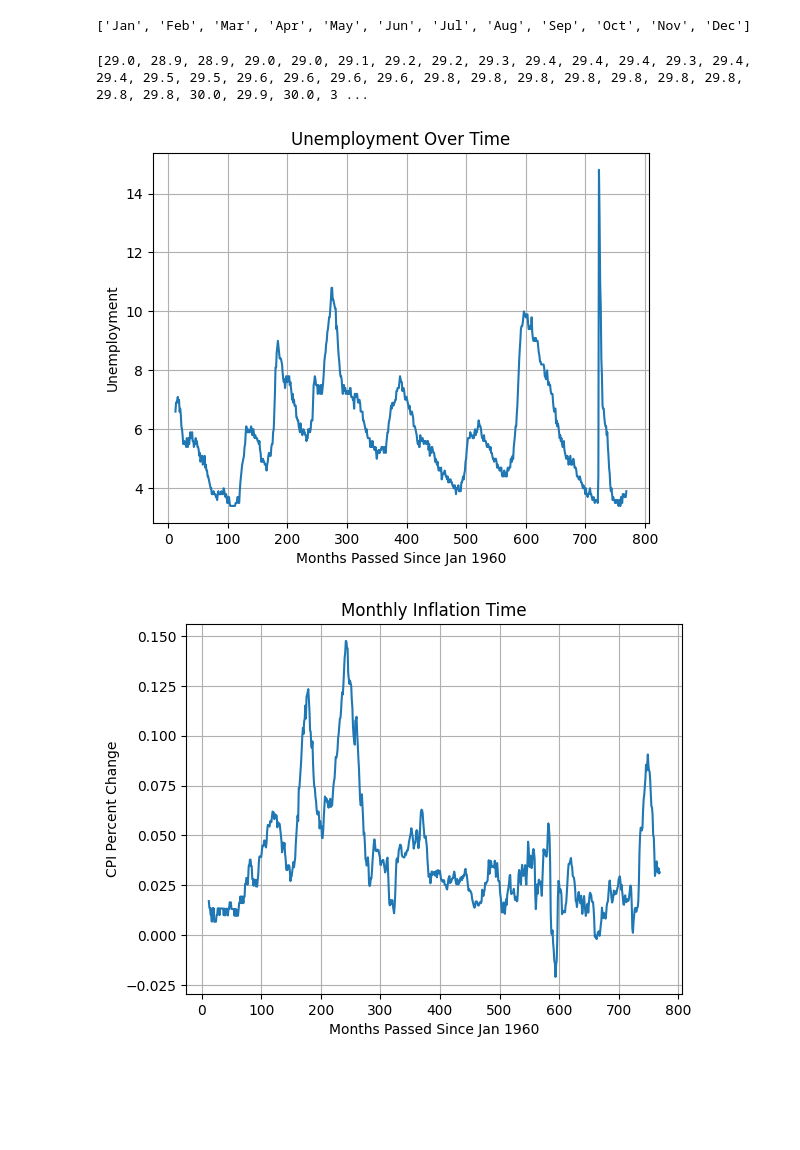
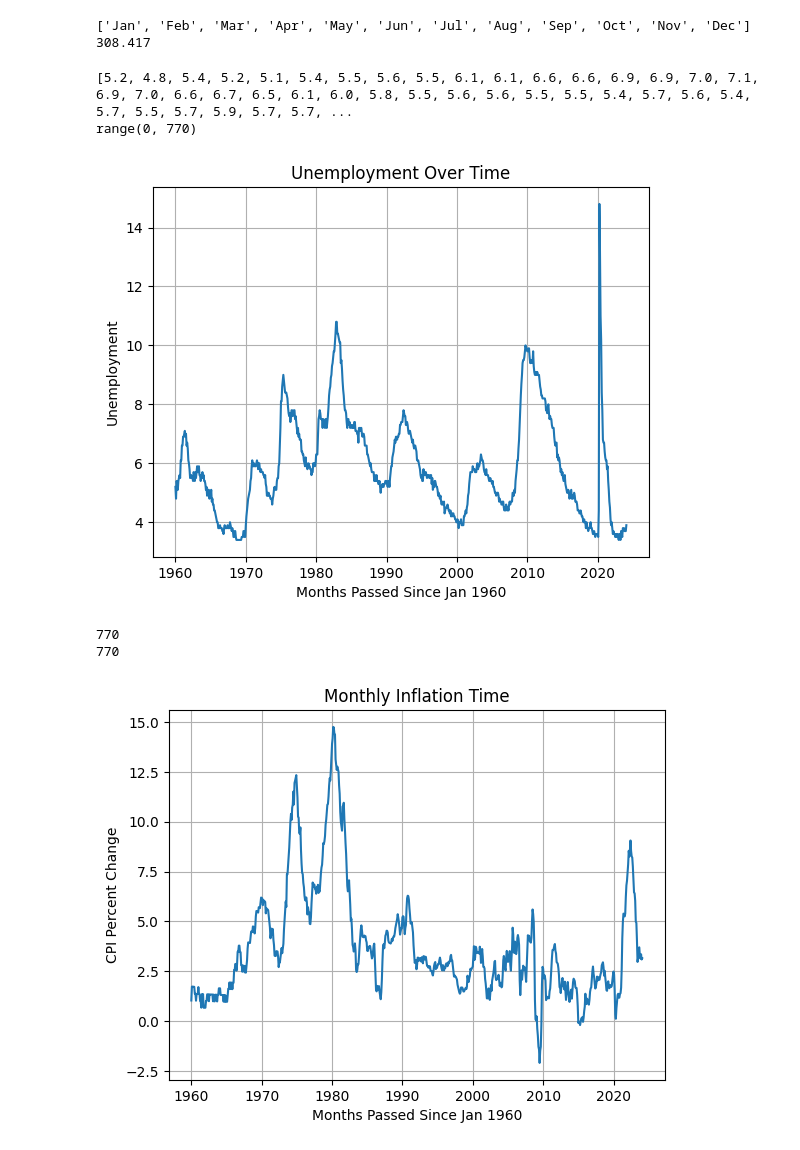
Before and after one commit to landy8697/FedFundsPrediction, a Jupyter notebook: Data_Organization/plotting.ipynb, the cells around one changed output. Saved outputs shown, nothing was run; the diff lists cells and outputs as text; code cells hidden in the pictures; blank space fills up the shorter version.

```diff
--- a/Data_Organization/plotting.ipynb
+++ b/Data_Organization/plotting.ipynb
@@ -13,6 +18,7 @@ with open('data.json', 'r') as file:
     cpi_data = [29.0,28.9,28.9,29.0,29.0,29.1,29.2,29.2,29.3,29.4,29.4,29.4]
     unem_data = []
     fed_data = []
+    adj_unem_data = []
     for year in years:
         for month in months:
             #Check if data[year] has month as a key
@@ -20,6 +26,7 @@ with open('data.json', 'r') as file:
                 break
             cpi_data.append(float(data[year][month]['CPI']))
             unem_data.append(float(data[year][month]['Unemployment']))
+            adj_unem_data.append(float(data[year][month]['Unemployment'])-4)
             fed_data.append(float(data[year][month]['FedFunds']))
     years = [int(year) for year in years]
 
@@ -27,42 +34,55 @@ with open('data.json', 'r') as file:
 months = ['Jan', 'Feb', 'Mar', 'Apr', 'May', 'Jun', 'Jul', 'Aug', 'Sep', 'Oct', 'Nov', 'Dec']
 def getIndexFromYearMonth(year, month):
     #year = int(year)
-    month = months.index(month) + 1
+    month = months.index(month)
     return (year-1960)*12 + month
+
+print(cpi_data[getIndexFromYearMonth(2024, 'Jan')+12])
 # %% [output]
 ['Jan', 'Feb', 'Mar', 'Apr', 'May', 'Jun', 'Jul', 'Aug', 'Sep', 'Oct', 'Nov', 'Dec']
+308.417
 # %%
-print(cpi_data)
+print(unem_data)
 year_start = 1960
 month_start = 'Jan'
 #months_passed = range(getIndexFromYearMonth(year_start, month_start), len(cpi_data))
-months_passed = range(12, len(fed_data))
+months_passed = range(0, len(fed_data))
+years_passed = [1960+(i/12) for i in months_passed]
+print(months_passed)
 
 # Plotting CPI data
-plt.plot(months_passed, unem_data[12:], linewidth=1.5)  # marker='o' adds circular markers at data points
+plt.plot(years_passed, unem_data, linewidth=1.5)  # marker='o' adds circular markers at data points
 plt.title('Unemployment Over Time')
 plt.xlabel(f'Months Passed Since {month_start} {year_start}')
 plt.ylabel('Unemployment')
 plt.grid(True)
 plt.show()
 # %% [output]
-[29.0, 28.9, 28.9, 29.0, 29.0, 29.1, 29.2, 29.2, 29.3, 29.4, 29.4, 29.4, 29.3, 29.4, 29.4, 29.5, 29.5, 29.6, 29.6, 29.6, 29.6, 29.8, 29.8, 29.8, 29.8, 29.8, 29.8, 29.8, 29.8, 29.8, 30.0, 29.9, 30.0, 3 ...
+[5.2, 4.8, 5.4, 5.2, 5.1, 5.4, 5.5, 5.6, 5.5, 6.1, 6.1, 6.6, 6.6, 6.9, 6.9, 7.0, 7.1, 6.9, 7.0, 6.6, 6.7, 6.5, 6.1, 6.0, 5.8, 5.5, 5.6, 5.6, 5.5, 5.5, 5.4, 5.7, 5.6, 5.4, 5.7, 5.5, 5.7, 5.9, 5.7, 5.7, ...
+range(0, 770)
-[figure, old version]
+[figure, new version]
 # %%
 
 def inflation_12_month(month):
-    return (cpi_data[month] - cpi_data[month-12])/cpi_data[month-12]
+    #return 100*math.log(cpi_data[month]/cpi_data[month-12])
+    return 100*(cpi_data[month]-cpi_data[month-12])/cpi_data[month-12]
+ADJ_CPI_monthly = []
+CPI_monthly = []
+CPI_monthly.extend([inflation_12_month(month) for month in range(12, len(months_passed)+12)])
+ADJ_CPI_monthly.extend([inflation_12_month(month)-2 for month in range(12, len(months_passed)+12)])
+print(len(CPI_monthly))
+print(len(ADJ_CPI_monthly))
+plt.plot(years_passed, CPI_monthly, linewidth=1.5)
 
-CPI_monthly = [inflation_12_month(month) for month in range(12, len(cpi_data))]
-
-plt.plot(months_passed, CPI_monthly[12:], linewidth=1.5)
 plt.title('Monthly Inflation Time')
 plt.xlabel(f'Months Passed Since {month_start} {year_start}')
 plt.ylabel('CPI Percent Change')
 plt.grid(True)
 plt.show()
 # %% [output]
+770
+770
-[figure, old version]
+[figure, new version]
 # %%
 #Applying Taylor Model
 
```
Also changed, not shown: parts of 5 cells of this notebook.
